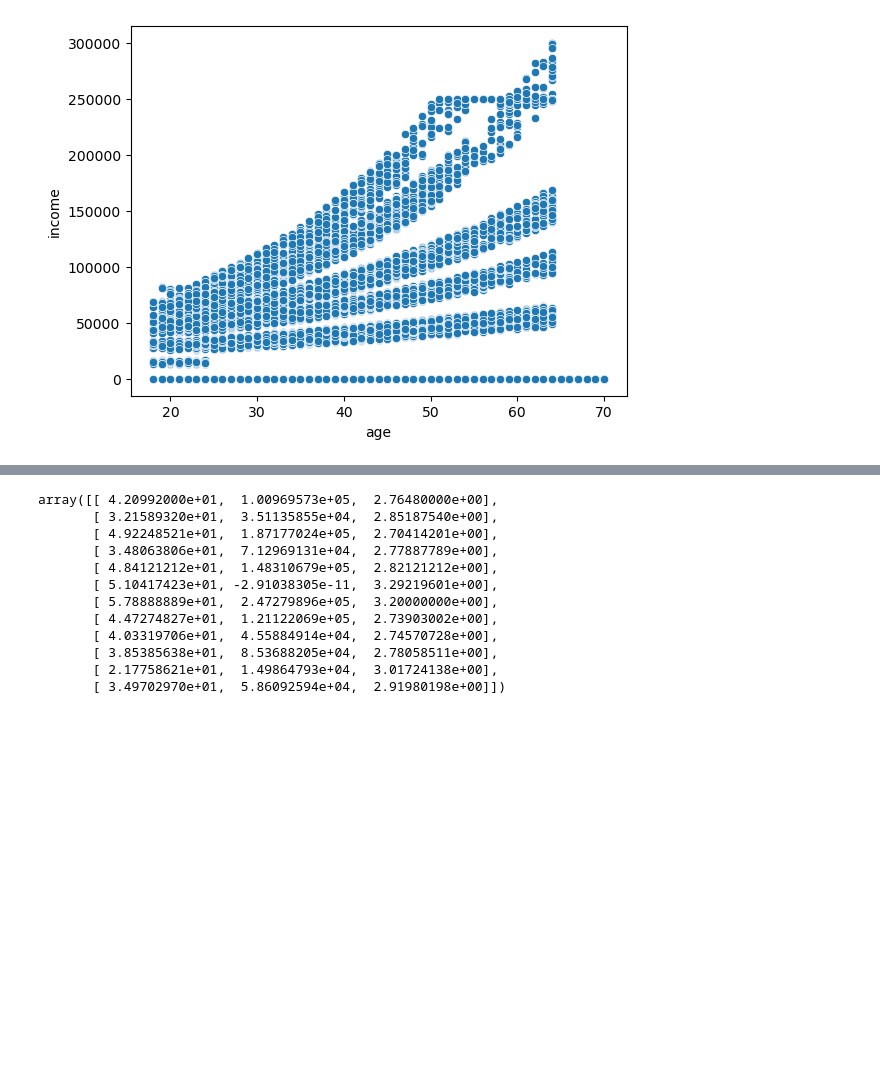
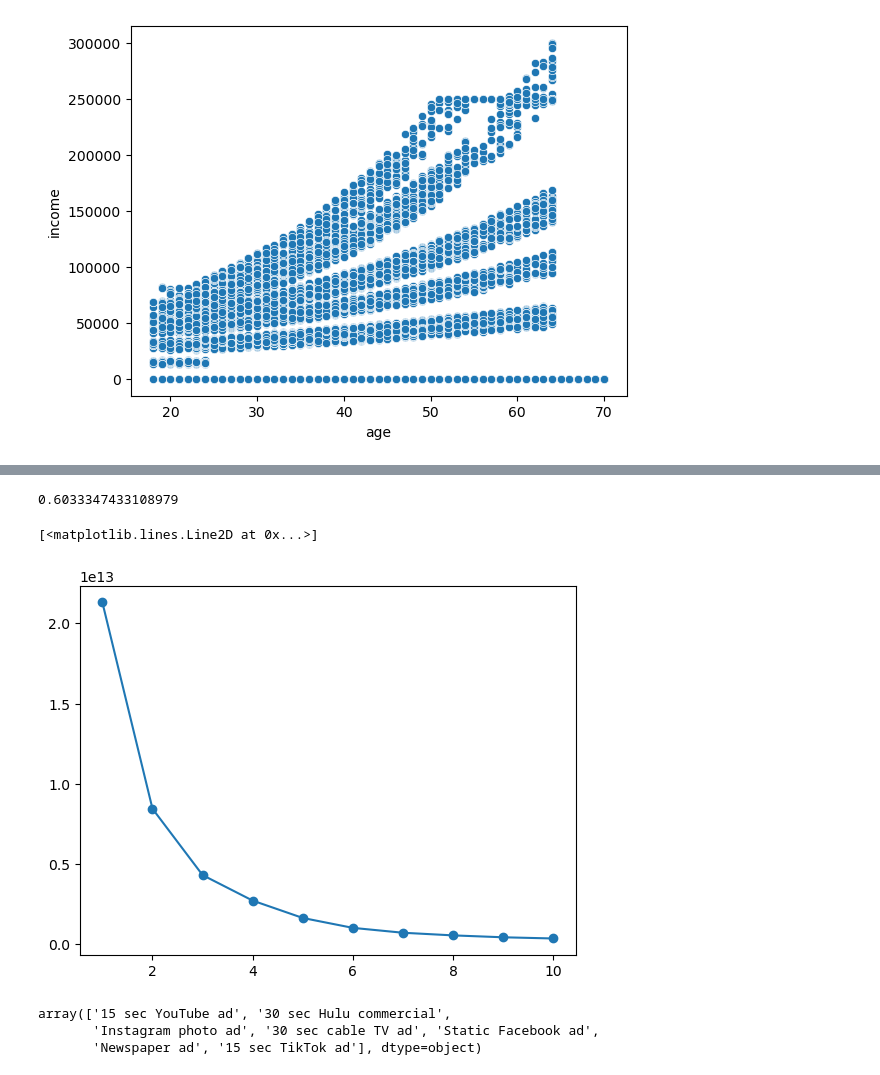
Before and after one commit to IsaacG-L/Machine-Learning, a Jupyter notebook: Semester 2/YoQuieroTacoBell/Taco_testing.ipynb, the cells around one changed output, grey strips where cells are left out. Saved outputs shown, nothing was run; the diff lists cells and outputs as text; code cells hidden in the pictures; blank space fills up the shorter version.

Commit message:
Altering data, elbow plot and silhouette score.

```diff
--- a/Semester 2/YoQuieroTacoBell/Taco_testing.ipynb
+++ b/Semester 2/YoQuieroTacoBell/Taco_testing.ipynb
@@ -68,8 +26,6 @@ array(['CA', 'OH', 'WV', 'MI', 'RI', 'IA', 'FL', 'AZ', 'TX', 'OK', 'LA',
        'AL', 'TN', 'NJ', 'KS', 'HI', 'VT', 'NE', 'NY', 'SC', 'IN', 'AK',
        'NH', 'NM', 'CO', 'MT', 'VA', 'ME', 'UT', 'WY', 'PA', 'MD', 'MS',
        'MA', 'ID', 'OR', 'NV', 'ND', 'SD'], dtype=object)
-# %%
-X = df[["family_size", ]]
 # %%
 northeast = ['NH', 'VT', 'RI', 'CT', 'MA', 'NY', 'NJ', 'PA', 'DE', 'MD', 'ME']
 midWest = ['OH', 'MI', 'WI', 'IN', 'IL', 'MO', 'MN', 'IA', 'KS', 'NE', 'ND', 'SD']
@@ -130,15 +58,2 @@ KMeans(n_clusters=12)
 # %%
-model.cluster_centers_
+#model.cluster_centers_
-# %% [output]
-array([[ 4.20992000e+01,  1.00969573e+05,  2.76480000e+00],
-       [ 3.21589320e+01,  3.51135855e+04,  2.85187540e+00],
-       [ 4.92248521e+01,  1.87177024e+05,  2.70414201e+00],
-       [ 3.48063806e+01,  7.12969131e+04,  2.77887789e+00],
-       [ 4.84121212e+01,  1.48310679e+05,  2.82121212e+00],
-       [ 5.10417423e+01, -2.91038305e-11,  3.29219601e+00],
-       [ 5.78888889e+01,  2.47279896e+05,  3.20000000e+00],
-       [ 4.47274827e+01,  1.21122069e+05,  2.73903002e+00],
-       [ 4.03319706e+01,  4.55884914e+04,  2.74570728e+00],
-       [ 3.85385638e+01,  8.53688205e+04,  2.78058511e+00],
-       [ 2.17758621e+01,  1.49864793e+04,  3.01724138e+00],
-       [ 3.49702970e+01,  5.86092594e+04,  2.91980198e+00]])
@@ -144,0 +64,23 @@ array([[ 4.20992000e+01,  1.00969573e+05,  2.76480000e+00],
+# %%
+sil_score
+# %% [output]
+0.6033347433108979
+# %%
+k_range = range(1, 11)
+sse = []
+
+for k in k_range:
+    kmeans = KMeans(n_clusters=k, random_state=42)
+    kmeans.fit(X)
+    sse.append(kmeans.inertia_)
+# %%
+plt.plot(k_range, sse, marker='o')
+# %% [output]
+[<matplotlib.lines.Line2D at 0x...>]
+[figure, added]
+# %%
+df["ad_medium"].unique()
+# %% [output]
+array(['15 sec YouTube ad', '30 sec Hulu commercial',
+       'Instagram photo ad', '30 sec cable TV ad', 'Static Facebook ad',
+       'Newspaper ad', '15 sec TikTok ad'], dtype=object)
```
Also changed, not shown: parts of 18 cells of this notebook, 1 other file.
